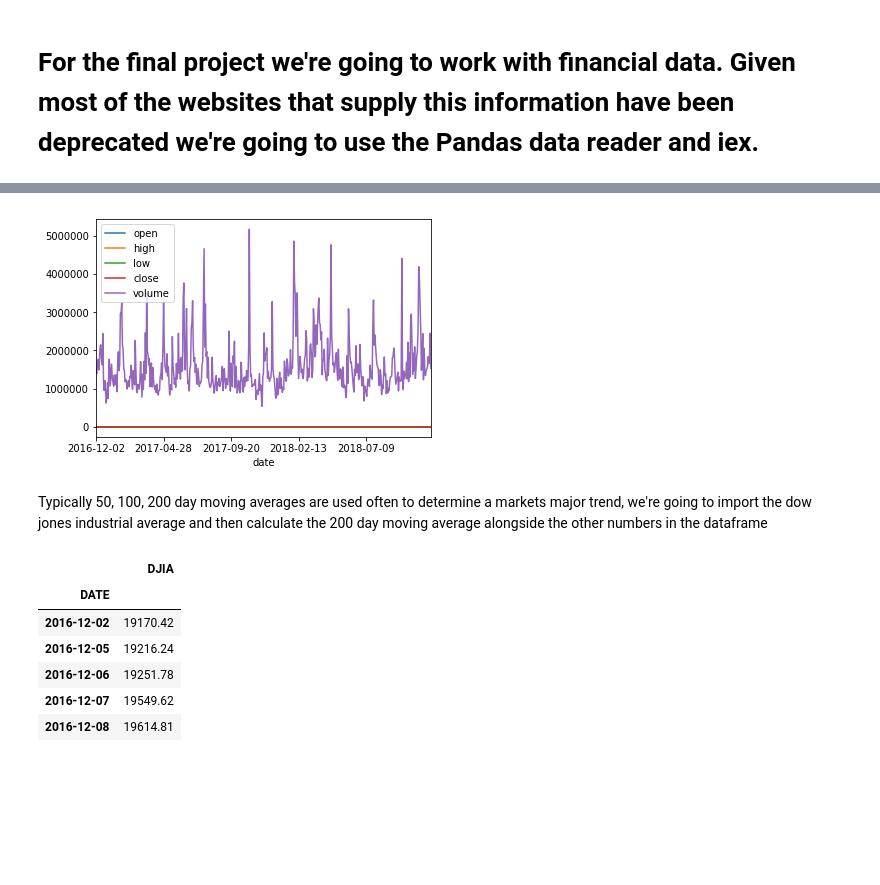
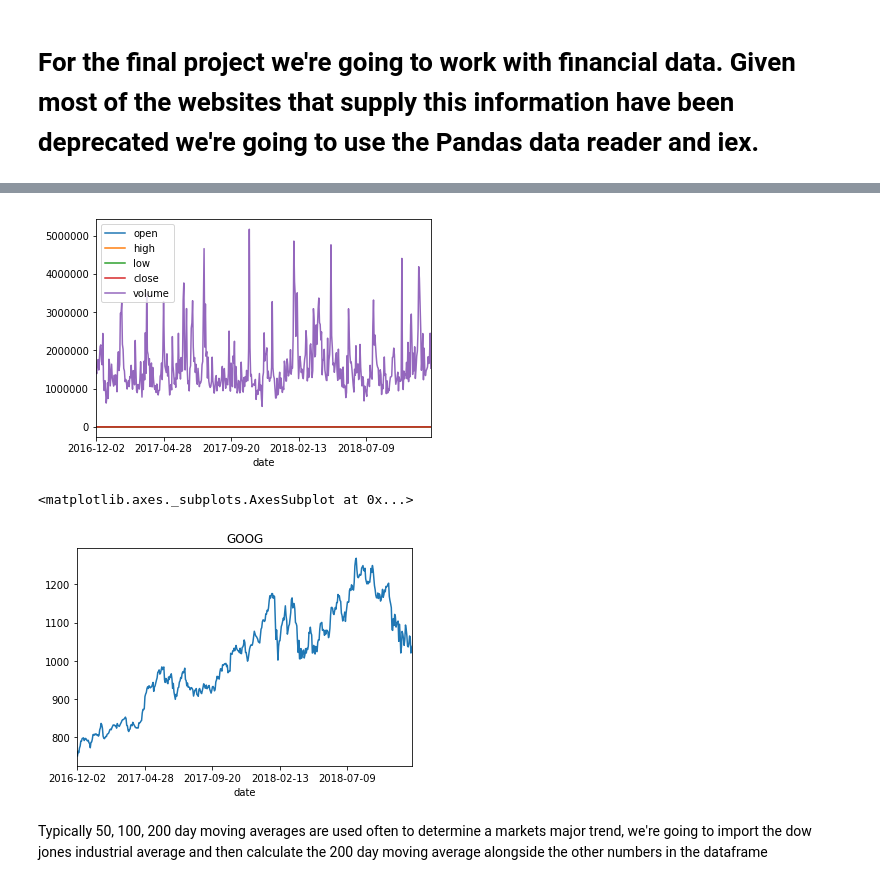
Before and after one commit to RyanZimmerman907/MSDS_430_Final, a Jupyter notebook: Final Project V1.ipynb, the cells around one changed output, grey strips where cells are left out. Cells and saved outputs as stored; diff of their text form; code cells hidden in the pictures; blank space fills up the shorter version.

```diff
--- a/Final Project V1.ipynb
+++ b/Final Project V1.ipynb
@@ -35,23 +38,16 @@ stock_data.head()
-# %%
-import matplotlib.pyplot as plt
-
-stock_data.plot()
-plt.show()
-# %% [output]
-[figure, removed]
+# %%
+%matplotlib inline
+import matplotlib.pyplot as plt
+
+#plot all variables
+stock_data.plot()
+plt.show()
+
+#refining to show google at close over time as volume dominates the first chart
+stock_data['close'].plot(title=ticker)
+# %% [output]
+[figure, added]
+<matplotlib.axes._subplots.AxesSubplot at 0x...>
+[figure, added]
 # %% [markdown]
 Typically 50, 100, 200 day moving averages are used often to determine a markets major trend, we're going to import the dow jones industrial average and then calculate the 200 day moving average alongside the other numbers in the dataframe
-# %%
-#read in dow jones data from Fred
-data = DataReader('DJIA', 'fred', start, end)
-
-#data header
-data.head()
-# %% [output]
-|  | DJIA |
-| DATE |  |
-| 2016-12-02 | 19170.42 |
-| 2016-12-05 | 19216.24 |
-| 2016-12-06 | 19251.78 |
-| 2016-12-07 | 19549.62 |
-| 2016-12-08 | 19614.81 |
```
Also changed, not shown: parts of 3 cells of this notebook.
